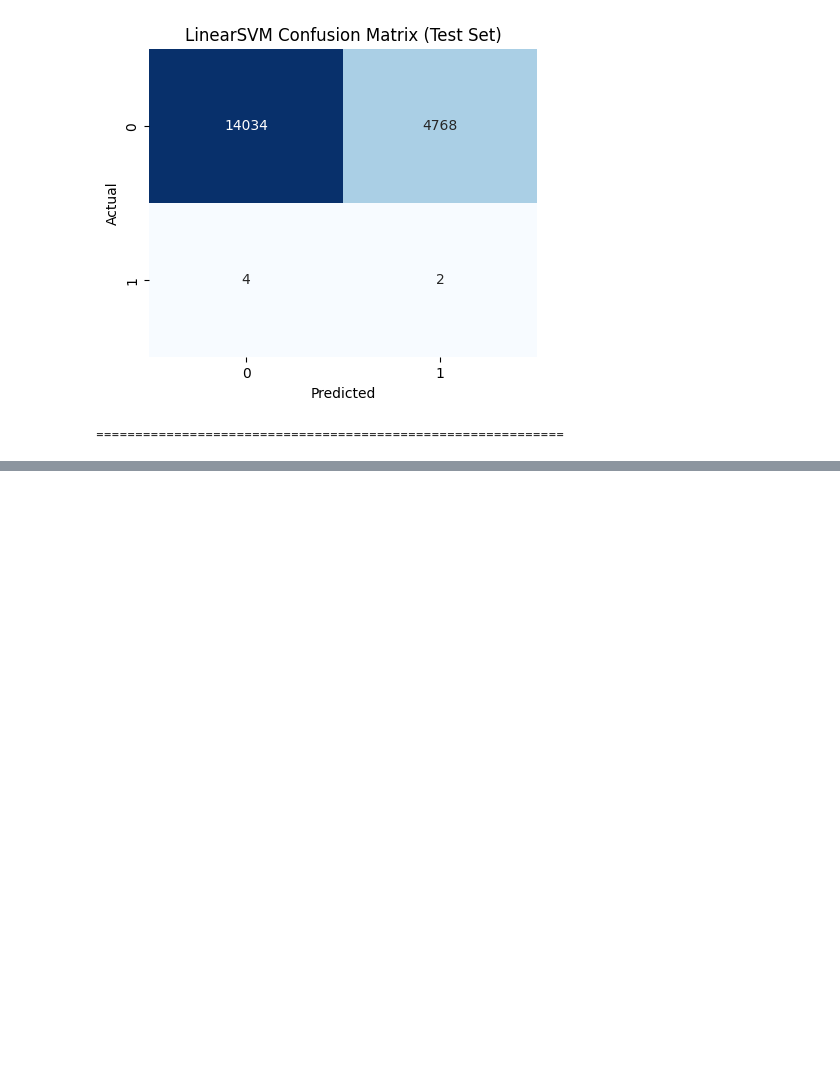
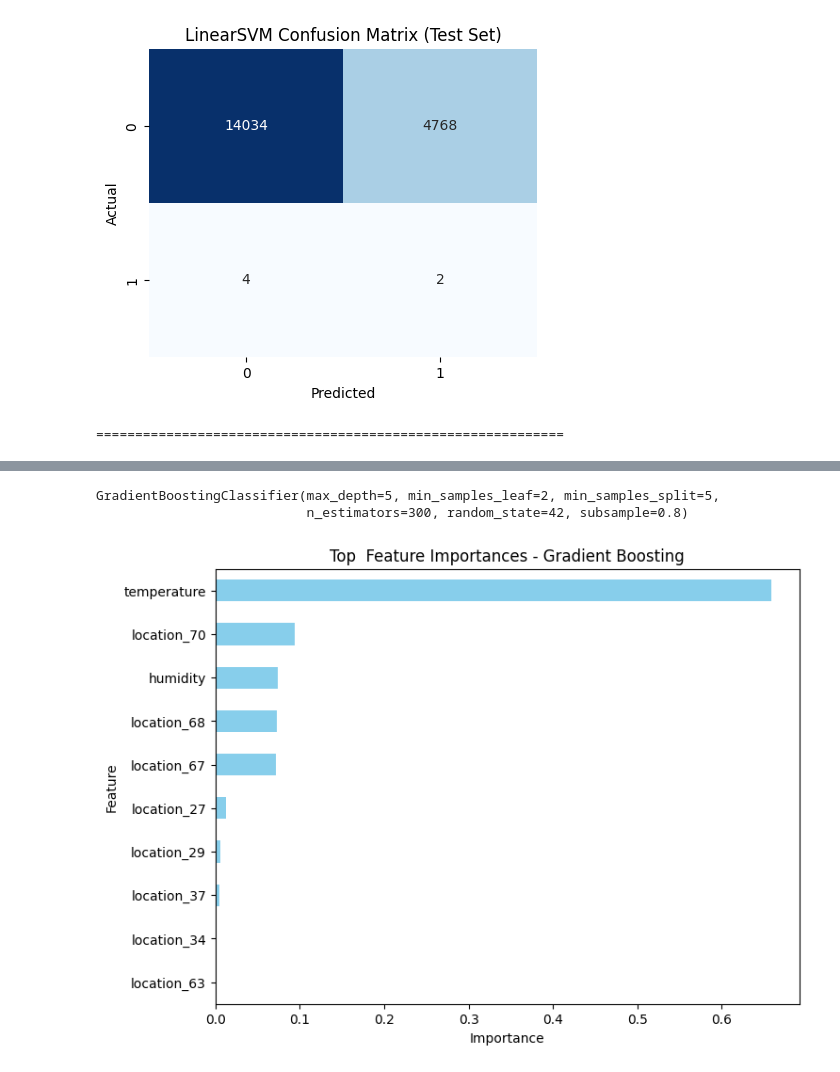
Before and after one commit to j-o-y-14/Air_Quality_Forecasting, a Jupyter notebook: Air_Quality.ipynb, the cells around one changed output, grey strips where cells are left out. Cells and saved outputs as stored; diff of their text form; code cells hidden in the pictures; blank space fills up the shorter version.

```diff
--- a/Air_Quality.ipynb
+++ b/Air_Quality.ipynb
@@ -612,0 +765,32 @@ weighted avg       1.00      0.75      0.85     18808
+# %%
+#  Train Gradient Boosting on SMOTE-resampled data
+best_gb = GradientBoostingClassifier(
+    n_estimators=300,       # use your tuned hyperparameters
+    learning_rate=0.1,
+    max_depth=5,
+    subsample=0.8,
+    min_samples_split=5,
+    min_samples_leaf=2,
+    random_state=42
+)
+
+best_gb.fit(X_train_res, y_train_res)
+# %% [output]
+GradientBoostingClassifier(max_depth=5, min_samples_leaf=2, min_samples_split=5,
+                           n_estimators=300, random_state=42, subsample=0.8)
+# %%
+
+#  Get feature importances
+feat_importances = pd.Series(best_gb.feature_importances_, index=X_train_res.columns)
+
+#  Sort and select top 10 features
+top_features = feat_importances.sort_values(ascending=False).head(10)
+
+# Step 4: Plot horizontal bar chart
+top_features.sort_values().plot(kind='barh', figsize=(8,6), color='skyblue')
+plt.title("Top  Feature Importances - Gradient Boosting")
+plt.xlabel("Importance")
+plt.ylabel("Feature")
+plt.show()
+# %% [output]
+[figure, added]
```
Also changed, not shown: parts of 9 cells of this notebook, 1 other file.
